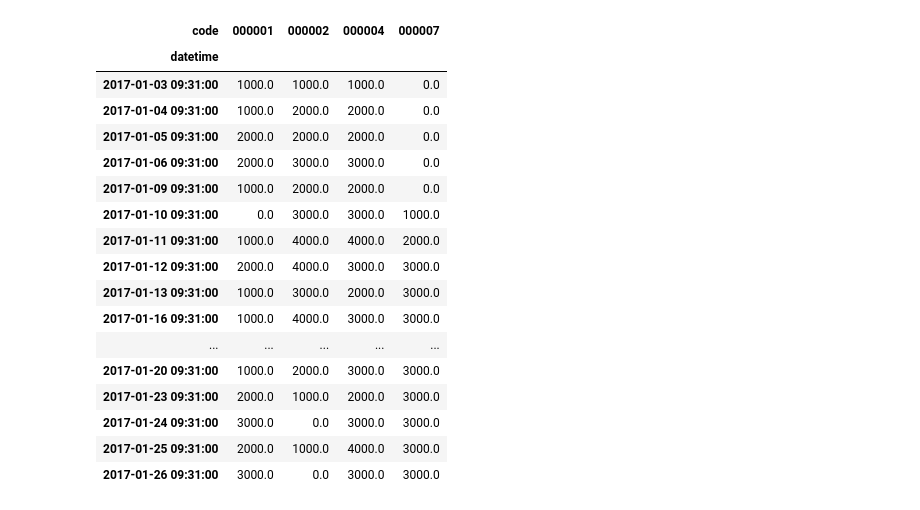
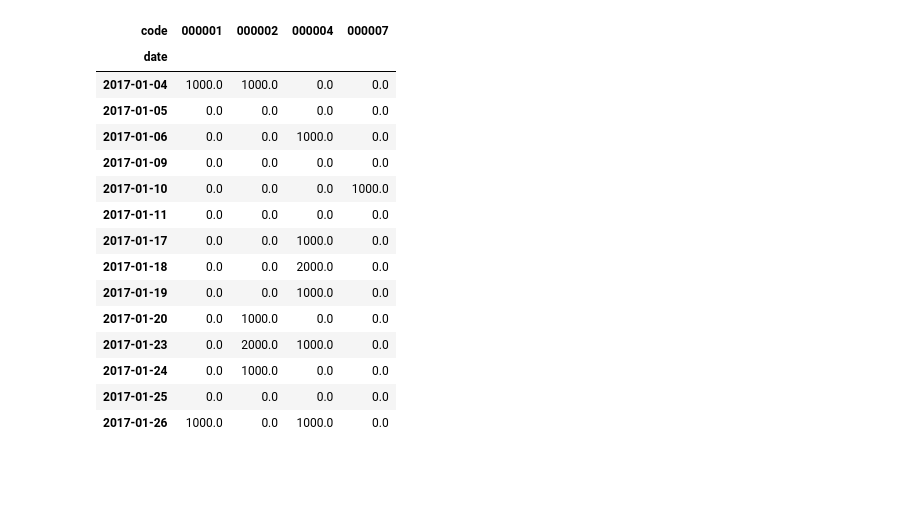
Before and after one commit to yutiansut/QUANTAXIS, a Jupyter notebook: jupyterexample/generate_trade.ipynb, the cells around one changed output. Saved outputs shown, nothing was run; the diff lists cells and outputs as text; code cells hidden in the pictures; blank space fills up the shorter version.

```diff
--- a/jupyterexample/generate_trade.ipynb
+++ b/jupyterexample/generate_trade.ipynb
@@ -151,21 +158,19 @@ user.get_account(a_1).trade
 # %%
-user.get_account(a_1).daily_balance
+user.get_account(a_1).daily_hold
 # %% [output]
 | code | 000001 | 000002 | 000004 | 000007 |
-| datetime |  |  |  |  |
-| 2017-01-03 09:31:00 | 1000.0 | 1000.0 | 1000.0 | 0.0 |
-| 2017-01-04 09:31:00 | 1000.0 | 2000.0 | 2000.0 | 0.0 |
-| 2017-01-05 09:31:00 | 2000.0 | 2000.0 | 2000.0 | 0.0 |
-| 2017-01-06 09:31:00 | 2000.0 | 3000.0 | 3000.0 | 0.0 |
-| 2017-01-09 09:31:00 | 1000.0 | 2000.0 | 2000.0 | 0.0 |
-| 2017-01-10 09:31:00 | 0.0 | 3000.0 | 3000.0 | 1000.0 |
-| 2017-01-11 09:31:00 | 1000.0 | 4000.0 | 4000.0 | 2000.0 |
-| 2017-01-12 09:31:00 | 2000.0 | 4000.0 | 3000.0 | 3000.0 |
-| 2017-01-13 09:31:00 | 1000.0 | 3000.0 | 2000.0 | 3000.0 |
-| 2017-01-16 09:31:00 | 1000.0 | 4000.0 | 3000.0 | 3000.0 |
-| ... | ... | ... | ... | ... |
-| 2017-01-20 09:31:00 | 1000.0 | 2000.0 | 3000.0 | 3000.0 |
-| 2017-01-23 09:31:00 | 2000.0 | 1000.0 | 2000.0 | 3000.0 |
-| 2017-01-24 09:31:00 | 3000.0 | 0.0 | 3000.0 | 3000.0 |
-| 2017-01-25 09:31:00 | 2000.0 | 1000.0 | 4000.0 | 3000.0 |
-| 2017-01-26 09:31:00 | 3000.0 | 0.0 | 3000.0 | 3000.0 |
+| date |  |  |  |  |
+| 2017-01-04 | 1000.0 | 1000.0 | 0.0 | 0.0 |
+| 2017-01-05 | 0.0 | 0.0 | 0.0 | 0.0 |
+| 2017-01-06 | 0.0 | 0.0 | 1000.0 | 0.0 |
+| 2017-01-09 | 0.0 | 0.0 | 0.0 | 0.0 |
+| 2017-01-10 | 0.0 | 0.0 | 0.0 | 1000.0 |
+| 2017-01-11 | 0.0 | 0.0 | 0.0 | 0.0 |
+| 2017-01-17 | 0.0 | 0.0 | 1000.0 | 0.0 |
+| 2017-01-18 | 0.0 | 0.0 | 2000.0 | 0.0 |
+| 2017-01-19 | 0.0 | 0.0 | 1000.0 | 0.0 |
+| 2017-01-20 | 0.0 | 1000.0 | 0.0 | 0.0 |
+| 2017-01-23 | 0.0 | 2000.0 | 1000.0 | 0.0 |
+| 2017-01-24 | 0.0 | 1000.0 | 0.0 | 0.0 |
+| 2017-01-25 | 0.0 | 0.0 | 0.0 | 0.0 |
+| 2017-01-26 | 1000.0 | 0.0 | 1000.0 | 0.0 |
```
Also changed, not shown: parts of 9 cells of this notebook, 9 other files.
